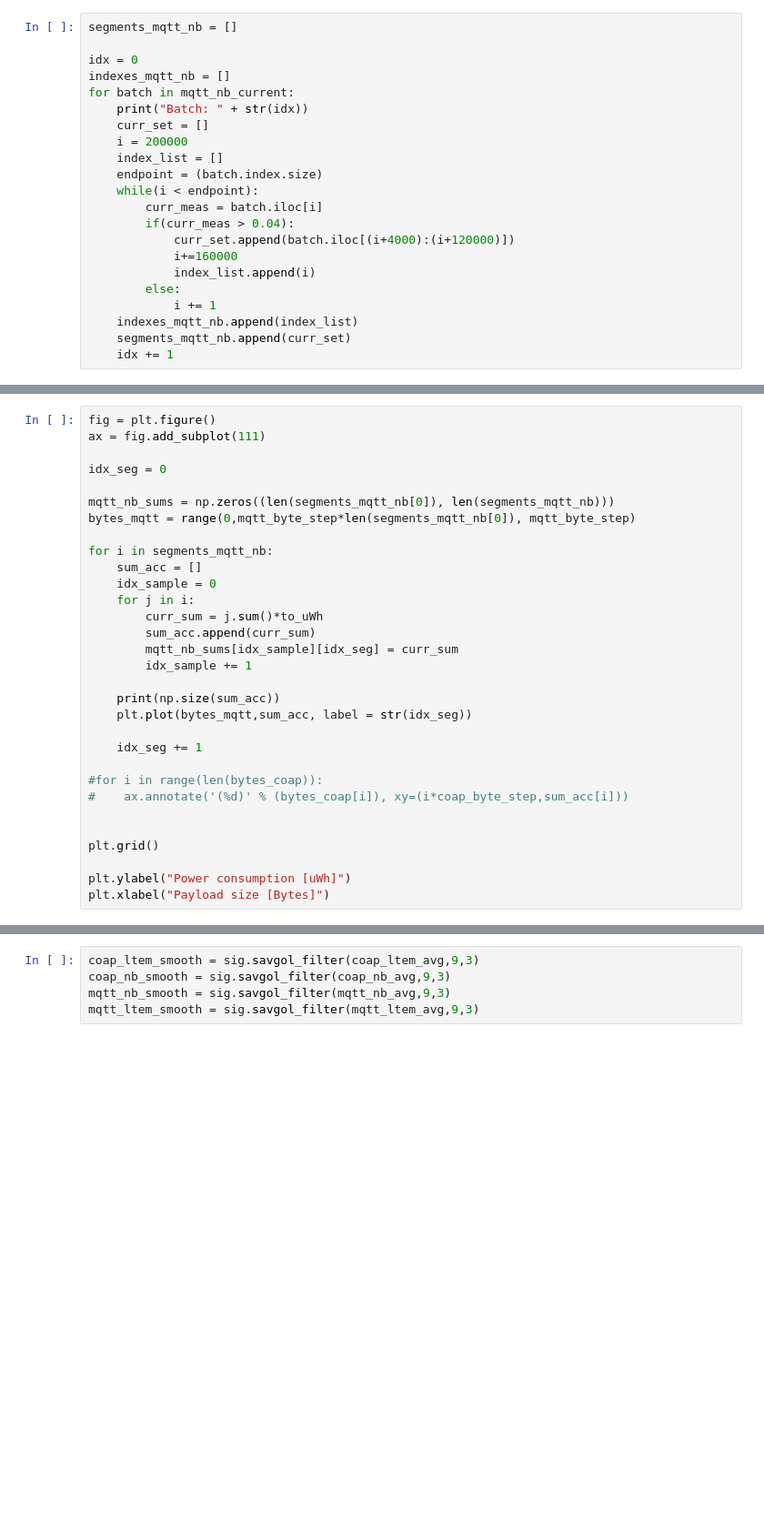
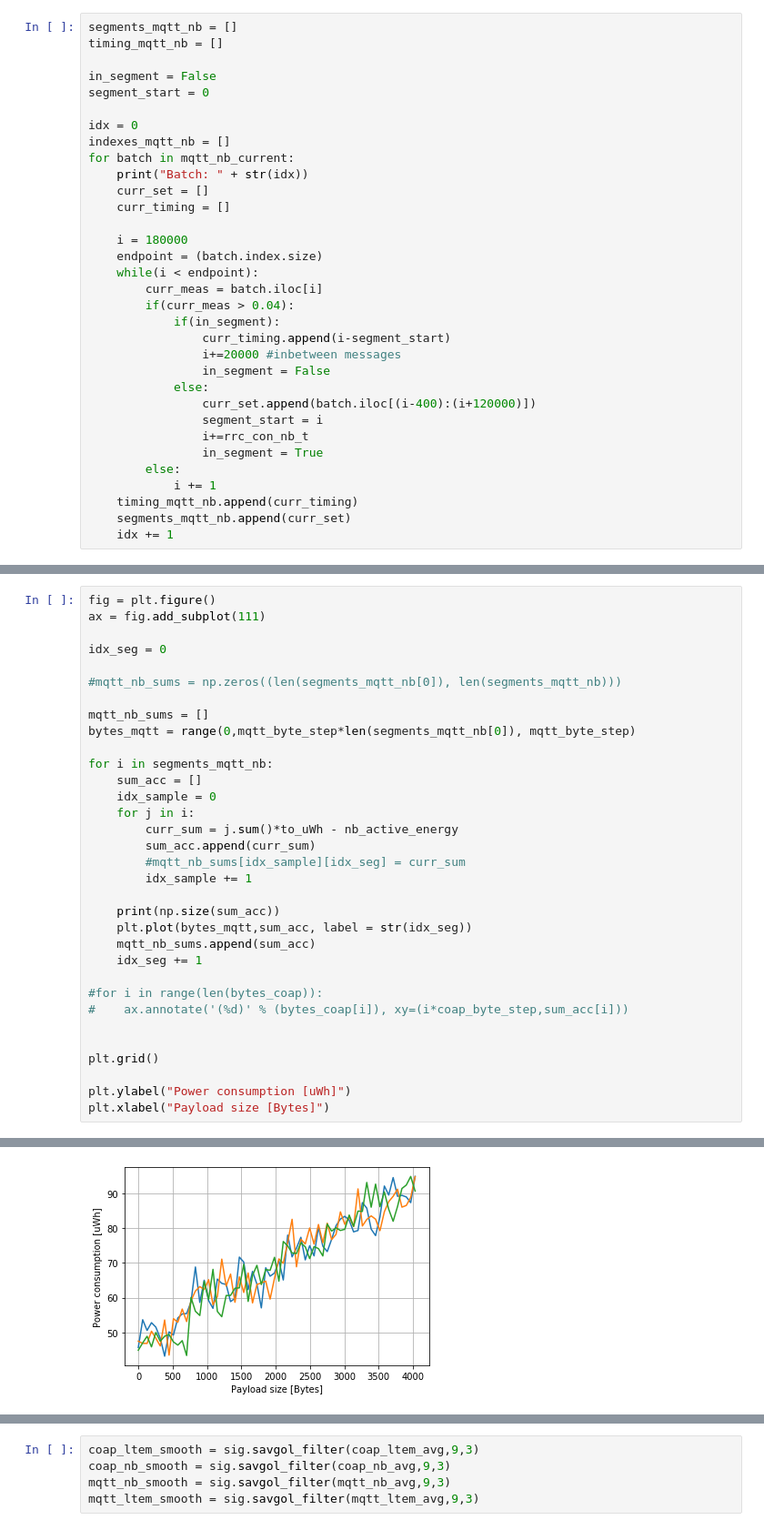
Before and after one commit to crfosse/dt_data, a Jupyter notebook: processing_sweep_psm.ipynb, the cells around one changed output, grey strips where cells are left out. Shown at 91% size. Cells and saved outputs as stored; diff of their text form; blank space fills up the shorter version.

```diff
--- a/processing_sweep_psm.ipynb
+++ b/processing_sweep_psm.ipynb
@@ -237,22 +315,33 @@ np.mean(coap_ltem_stds)
 # %%
 segments_mqtt_nb = []
+timing_mqtt_nb = []
+
+in_segment = False
+segment_start = 0
 
 idx = 0
 indexes_mqtt_nb = []
 for batch in mqtt_nb_current:
     print("Batch: " + str(idx))
     curr_set = []
-    i = 200000
-    index_list = []
+    curr_timing = []
+
+    i = 180000
     endpoint = (batch.index.size)
     while(i < endpoint):
         curr_meas = batch.iloc[i]
         if(curr_meas > 0.04):
-            curr_set.append(batch.iloc[(i+4000):(i+120000)])
-            i+=160000
-            index_list.append(i)
+            if(in_segment):
+                curr_timing.append(i-segment_start)
+                i+=20000 #inbetween messages
+                in_segment = False
+            else:
+                curr_set.append(batch.iloc[(i-400):(i+120000)])
+                segment_start = i
+                i+=rrc_con_nb_t
+                in_segment = True
         else:
             i += 1
-    indexes_mqtt_nb.append(index_list)
+    timing_mqtt_nb.append(curr_timing)
     segments_mqtt_nb.append(curr_set)
     idx += 1
@@ -262,21 +355,23 @@ ax = fig.add_subplot(111)
 
 idx_seg = 0
 
-mqtt_nb_sums = np.zeros((len(segments_mqtt_nb[0]), len(segments_mqtt_nb)))
+#mqtt_nb_sums = np.zeros((len(segments_mqtt_nb[0]), len(segments_mqtt_nb)))
+
+mqtt_nb_sums = []
 bytes_mqtt = range(0,mqtt_byte_step*len(segments_mqtt_nb[0]), mqtt_byte_step)
 
 for i in segments_mqtt_nb:
     sum_acc = []
     idx_sample = 0
     for j in i:
-        curr_sum = j.sum()*to_uWh
+        curr_sum = j.sum()*to_uWh - nb_active_energy
         sum_acc.append(curr_sum)
-        mqtt_nb_sums[idx_sample][idx_seg] = curr_sum
+        #mqtt_nb_sums[idx_sample][idx_seg] = curr_sum
         idx_sample += 1
 
     print(np.size(sum_acc))
     plt.plot(bytes_mqtt,sum_acc, label = str(idx_seg))
-
+    mqtt_nb_sums.append(sum_acc)
     idx_seg += 1
 
 #for i in range(len(bytes_coap)):
@@ -287,3 +382,4 @@ plt.grid()
 
 plt.ylabel("Power consumption [uWh]")
 plt.xlabel("Payload size [Bytes]")
+# %% [output]
@@ -290,3 +390,4 @@ plt.xlabel("Payload size [Bytes]")
+[figure, added]
 # %%
 mqtt_nb_stds = []
 mqtt_nb_avg = []
```
Also changed, not shown: parts of 35 cells of this notebook, 3 other files.
